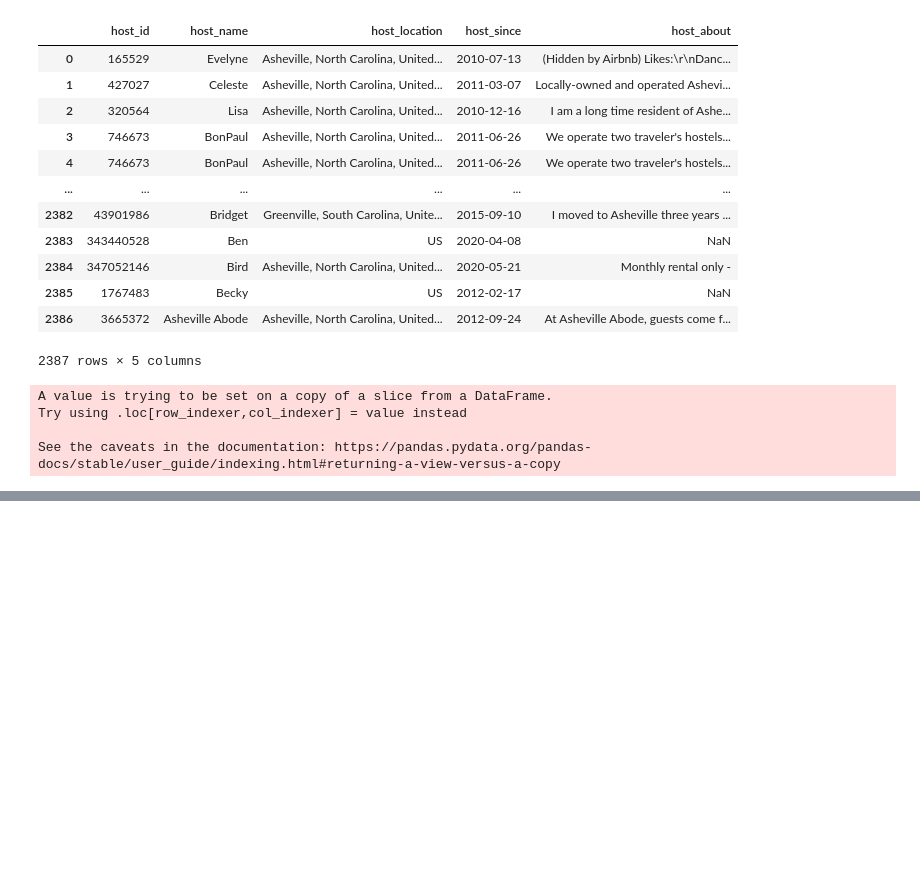
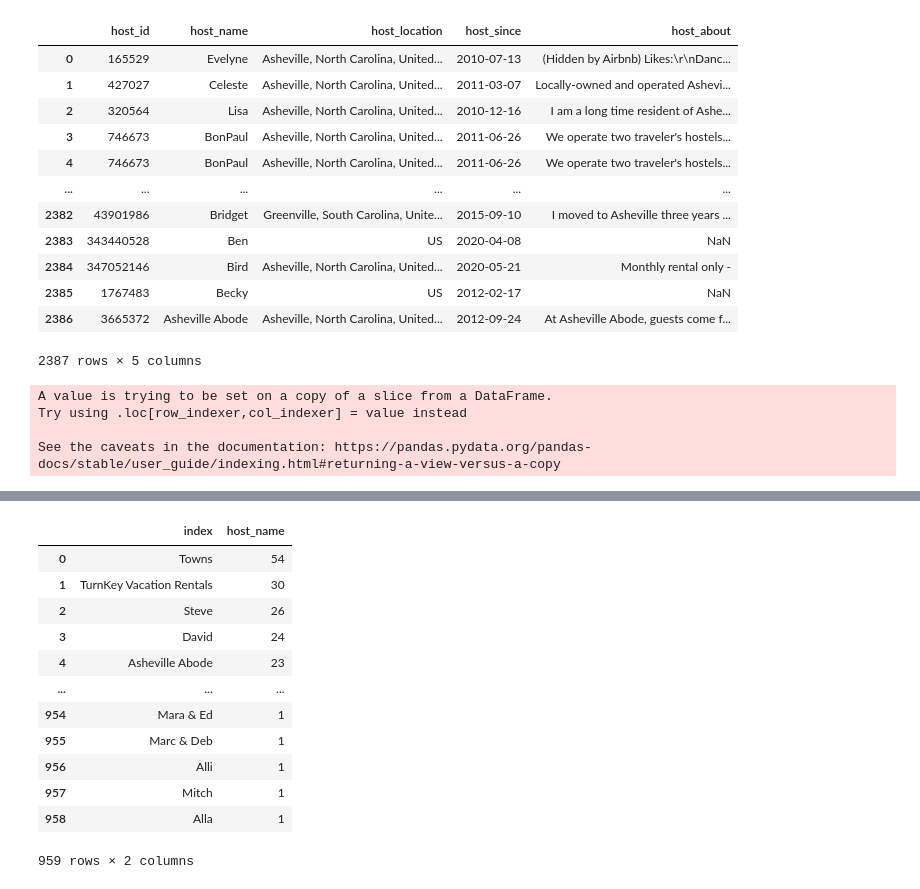
Before and after one commit to Dewalk/capstone2, a Jupyter notebook: listings.ipynb, the cells around one changed output, grey strips where cells are left out. Cells and saved outputs as stored; diff of their text form; code cells hidden in the pictures; blank space fills up the shorter version.

```diff
--- a/listings.ipynb
+++ b/listings.ipynb
@@ -105,0 +116,3 @@ See the caveats in the documentation: https://pandas.pydata.org/pandas-docs/stab
+# %%
+hosts = hosts.drop('host_since', axis=1)
+hosts.info()
@@ -105,0 +132,4 @@ See the caveats in the documentation: https://pandas.pydata.org/pandas-docs/stab
+# %%
+hosts['host_since'] =  hosts['host_since2']
+
+hosts.info()
@@ -105,0 +150,3 @@ See the caveats in the documentation: https://pandas.pydata.org/pandas-docs/stab
+# %%
+hosts = hosts.drop('host_since2', axis=1)
+hosts.info()
@@ -105,0 +166,24 @@ See the caveats in the documentation: https://pandas.pydata.org/pandas-docs/stab
+# %%
+listings_by_name = pd.DataFrame(hosts['host_name'].value_counts())
+
+listings_by_name.reset_index(inplace=True)
+
+
+#listings_by_name.index
+# %%
+listings_by_name.rename(columns={listings_by_name.index.name:'host_name'})
+listings_by_name
+# %% [output]
+|  | index | host_name |
+| 0 | Towns | 54 |
+| 1 | TurnKey Vacation Rentals | 30 |
+| 2 | Steve | 26 |
+| 3 | David | 24 |
+| 4 | Asheville Abode | 23 |
+| ... | ... | ... |
+| 954 | Mara & Ed | 1 |
+| 955 | Marc & Deb | 1 |
+| 956 | Alli | 1 |
+| 957 | Mitch | 1 |
+| 958 | Alla | 1 |
+959 rows × 2 columns
```
Also changed, not shown: parts of 11 cells of this notebook.
